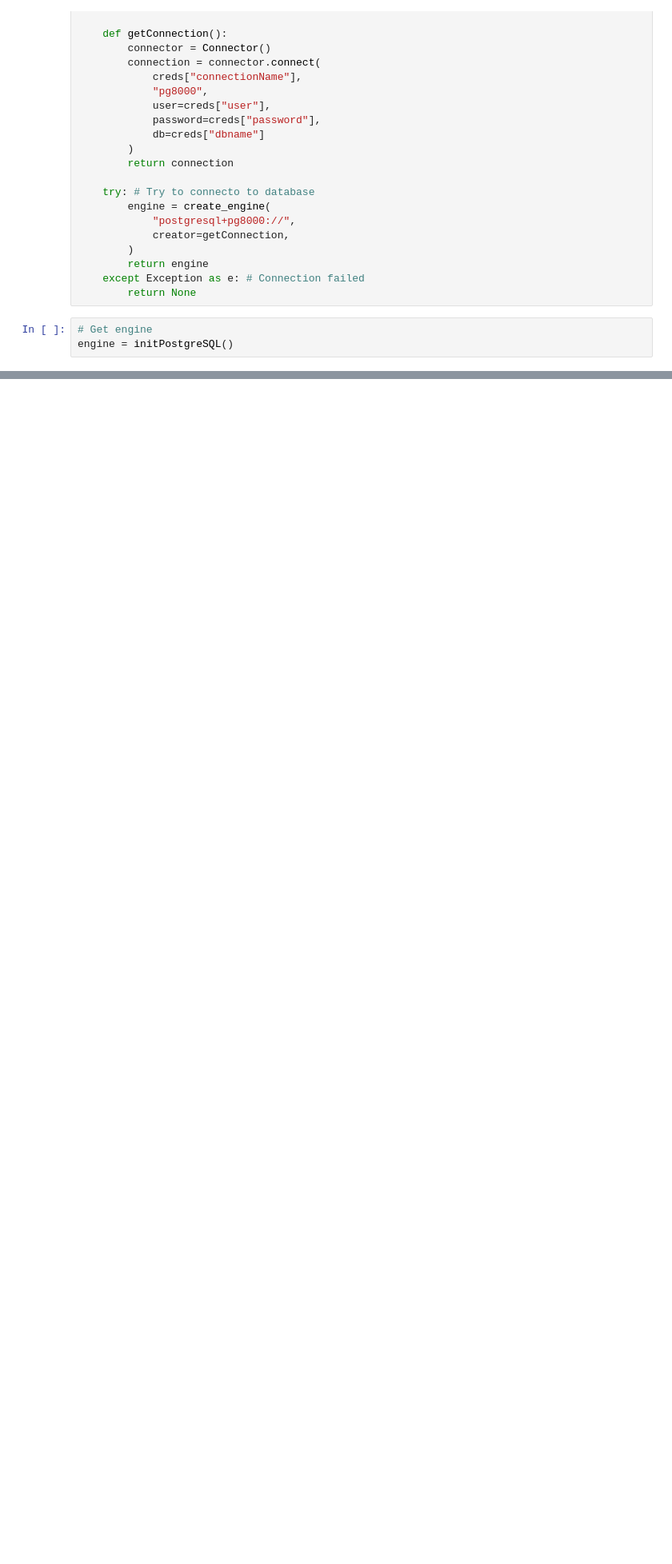
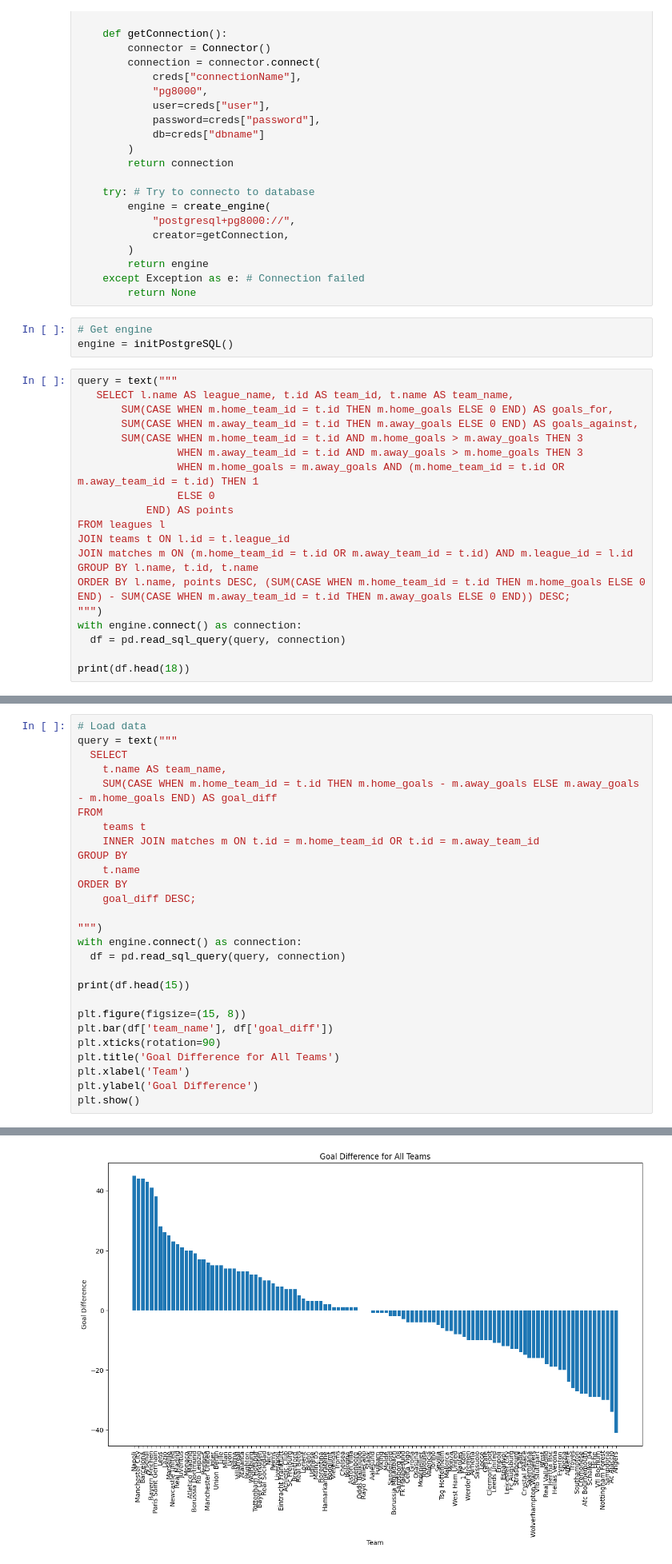
Before and after one commit to erikbohne/bettingAI, a Jupyter notebook: model/notebooks/visualization.ipynb, the cells around one changed output, grey strips where cells are left out. Shown: that part at 80% size. Saved outputs shown, nothing was run; the diff lists cells and outputs as text; blank space fills up the shorter version.

```diff
--- a/model/notebooks/visualization.ipynb
+++ b/model/notebooks/visualization.ipynb
@@ -51,3 +49,23 @@ def initPostgreSQL():
 # %%
 # Get engine
 engine = initPostgreSQL()
+# %%
+query = text("""
+   SELECT l.name AS league_name, t.id AS team_id, t.name AS team_name,
+       SUM(CASE WHEN m.home_team_id = t.id THEN m.home_goals ELSE 0 END) AS goals_for,
+       SUM(CASE WHEN m.away_team_id = t.id THEN m.away_goals ELSE 0 END) AS goals_against,
+       SUM(CASE WHEN m.home_team_id = t.id AND m.home_goals > m.away_goals THEN 3
+                WHEN m.away_team_id = t.id AND m.away_goals > m.home_goals THEN 3
+                WHEN m.home_goals = m.away_goals AND (m.home_team_id = t.id OR m.away_team_id = t.id) THEN 1
+                ELSE 0
+           END) AS points
+FROM leagues l
+JOIN teams t ON l.id = t.league_id
+JOIN matches m ON (m.home_team_id = t.id OR m.away_team_id = t.id) AND m.league_id = l.id
+GROUP BY l.name, t.id, t.name
+ORDER BY l.name, points DESC, (SUM(CASE WHEN m.home_team_id = t.id THEN m.home_goals ELSE 0 END) - SUM(CASE WHEN m.away_team_id = t.id THEN m.away_goals ELSE 0 END)) DESC;
+""")
+with engine.connect() as connection:
+  df = pd.read_sql_query(query, connection)
+
+print(df.head(18))
@@ -53,0 +136,28 @@ engine = initPostgreSQL()
+# %%
+# Load data
+query = text("""
+  SELECT
+    t.name AS team_name,
+    SUM(CASE WHEN m.home_team_id = t.id THEN m.home_goals - m.away_goals ELSE m.away_goals - m.home_goals END) AS goal_diff
+FROM
+    teams t
+    INNER JOIN matches m ON t.id = m.home_team_id OR t.id = m.away_team_id
+GROUP BY
+    t.name
+ORDER BY
+    goal_diff DESC;
+
+""")
+with engine.connect() as connection:
+  df = pd.read_sql_query(query, connection)
+
+print(df.head(15))
+
+plt.figure(figsize=(15, 8))
+plt.bar(df['team_name'], df['goal_diff'])
+plt.xticks(rotation=90)
+plt.title('Goal Difference for All Teams')
+plt.xlabel('Team')
+plt.ylabel('Goal Difference')
+plt.show()
+# %% [output]
@@ -53,0 +180 @@ engine = initPostgreSQL()
+[figure, added]
```
Also changed, not shown: parts of 20 cells of this notebook.
